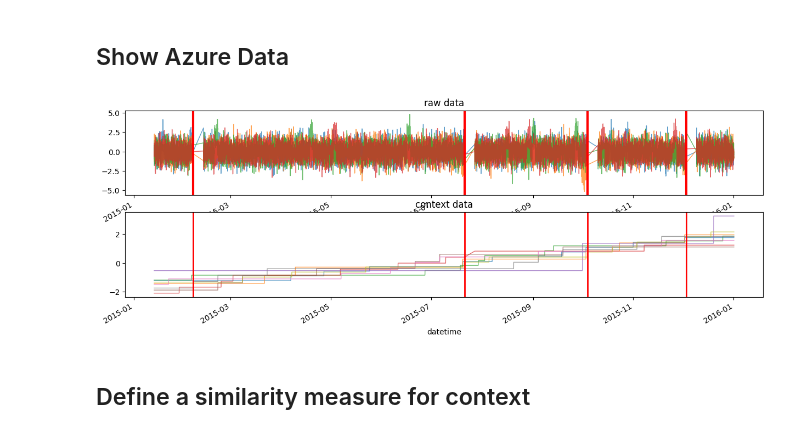
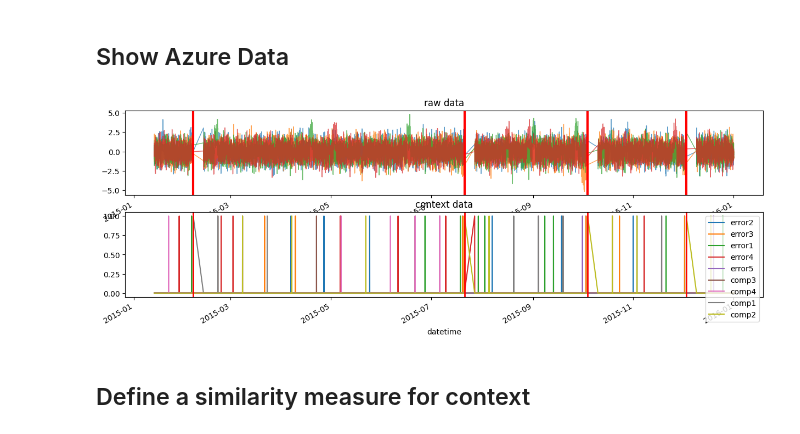
Before and after one commit to agiannoul/PdMContextFeedback, a Jupyter notebook: Example.ipynb, the cells around one changed output. Saved outputs shown, nothing was run; the diff lists cells and outputs as text; code cells hidden in the pictures.

```diff
--- a/Example.ipynb
+++ b/Example.ipynb
@@ -123,19 +123,21 @@ from PdmContext.utils.structure import Eventpoint
 # %%
 df,contextdata,dates,failures=read_Data.get_all_data(list_train, list_test, context_list_dfs)
 failures=failures[:4]
 fig, axes = plt.subplots(nrows=2, ncols=1)
 
+contextdata=contextdata.diff().fillna(0)
+
 axes[0].set_title("raw data")
 plot_scale_df(df,axes[0])
 
 axes[1].set_title("context data")
-plot_scale_df(contextdata,axes[1])
+contextdata.plot(ax=axes[1])
 for fail in failures:
     axes[0].axvline(fail,color="red",linewidth=3)
     axes[1].axvline(fail,color="red",linewidth=2)
 plt.show()
 # %% [output]
-[figure, old version]
+[figure, new version]
 # %% [markdown]
 ## Define a similarity measure for context
 # %%
```
Also changed, not shown: parts of 2 cells of this notebook.
